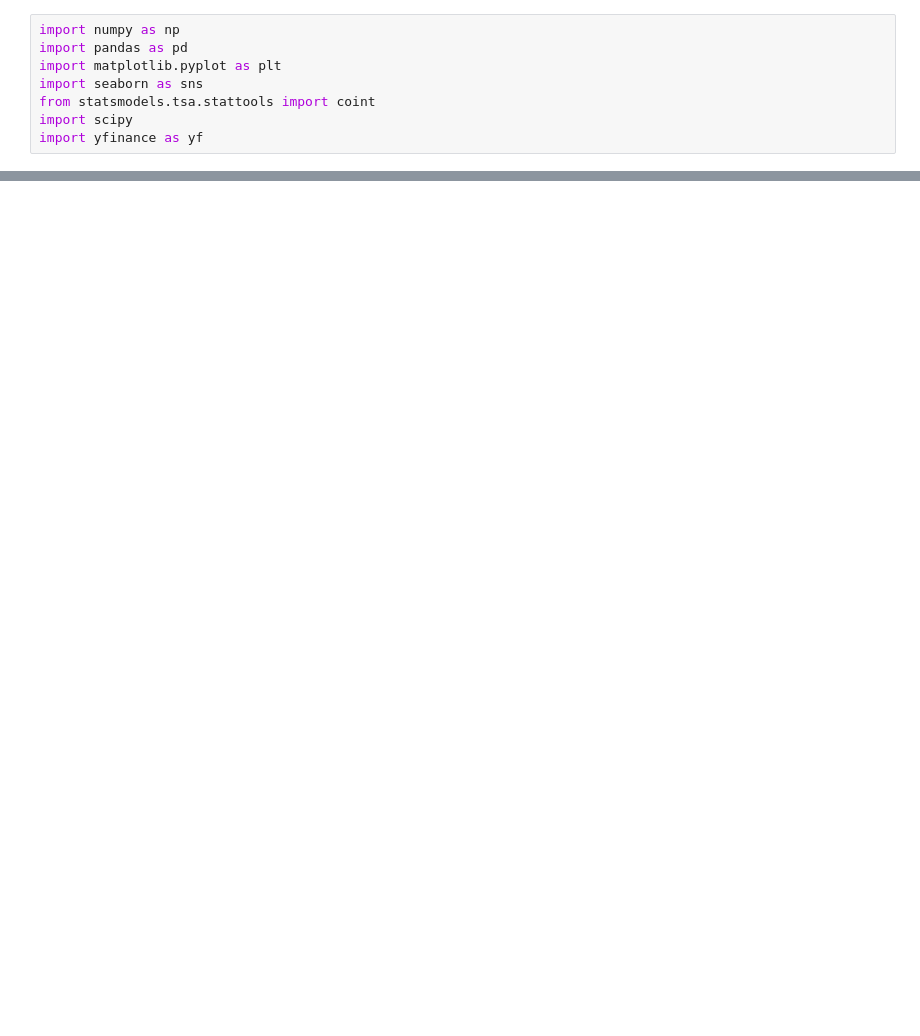
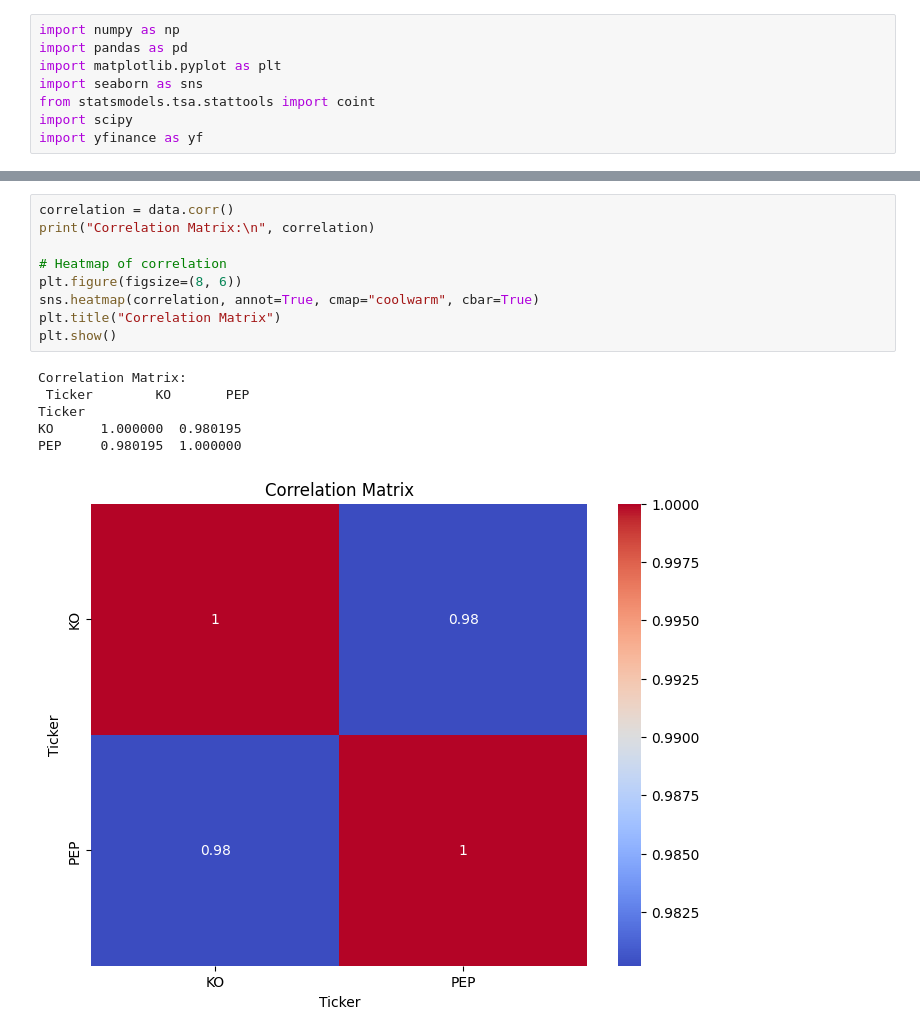
Before and after one commit to luca-benedetti/long_short_strategy, a Jupyter notebook: notebooks/exploration1.ipynb, the cells around one changed output, grey strips where cells are left out. Saved outputs shown, nothing was run; the diff lists cells and outputs as text; blank space fills up the shorter version.

```diff
--- a/notebooks/exploration1.ipynb
+++ b/notebooks/exploration1.ipynb
@@ -45,0 +36,16 @@ Date
+# %%
+correlation = data.corr()
+print("Correlation Matrix:\n", correlation)
+
+# Heatmap of correlation
+plt.figure(figsize=(8, 6))
+sns.heatmap(correlation, annot=True, cmap="coolwarm", cbar=True)
+plt.title("Correlation Matrix")
+plt.show()
+# %% [output]
+Correlation Matrix:
+ Ticker        KO       PEP
+Ticker
+KO      1.000000  0.980195
+PEP     0.980195  1.000000
+[figure, added]
```
Also changed, not shown: parts of 7 cells of this notebook.
